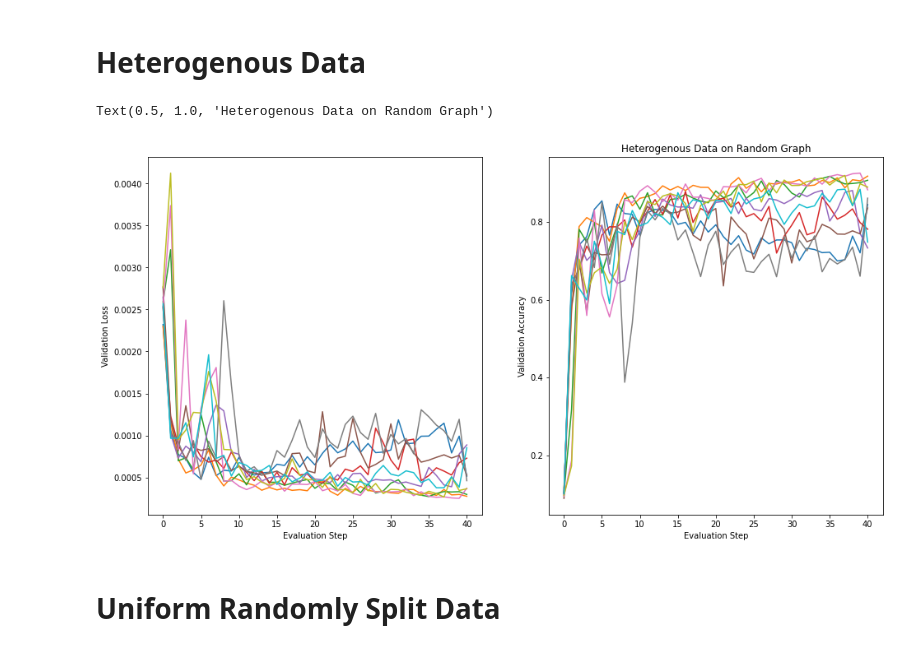
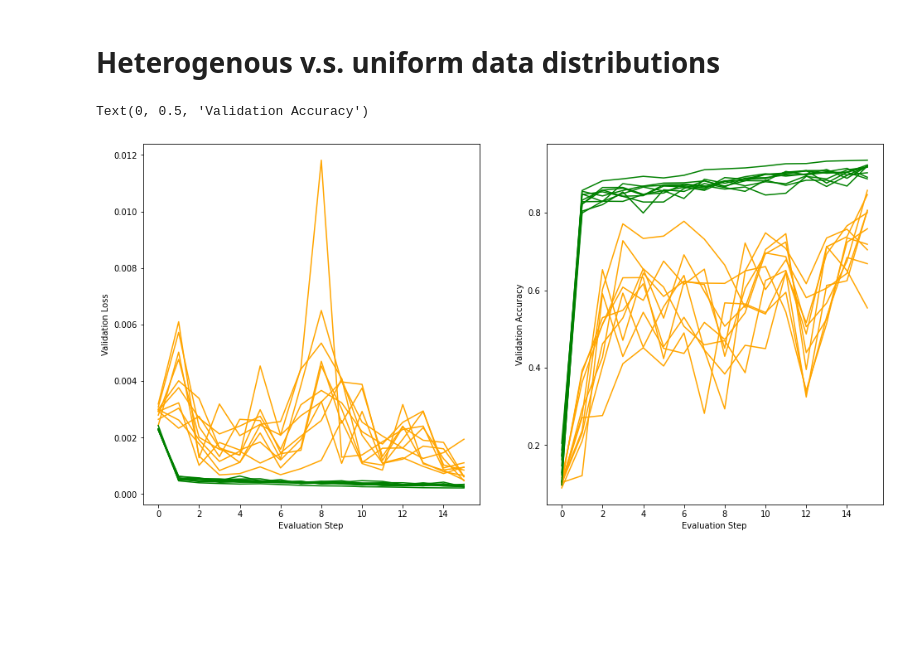
Before and after one commit to javieryu/nn_distributed_training, a Jupyter notebook: ee364b/eval_outputs.ipynb, the cells around one changed output. Cells and saved outputs as stored; diff of their text form; code cells hidden in the pictures; blank space fills up the shorter version.

```diff
--- a/ee364b/eval_outputs.ipynb
+++ b/ee364b/eval_outputs.ipynb
@@ -1,22 +1,28 @@
 # %%
 import torch
 import matplotlib.pyplot as plt
-# %% [markdown]
-# Heterogenous Data
+# %% [markdown]
+# Heterogenous v.s. uniform data distributions
 # %%
-data_dict = torch.load("outputs/1600_e40_5.pt")
-obvs = data_dict["obj_vals"]
-accs = data_dict["accuracy"]
+data_dict = torch.load("outputs/hetero_600_5.pt")
+obvs_h = data_dict["obj_vals"]
+accs_h = data_dict["accuracy"]
+
+data_dict = torch.load("outputs/uniform_600_5.pt")
+obvs_u = data_dict["obj_vals"]
+accs_u = data_dict["accuracy"]
+
 
 fig, (ax0, ax1) = plt.subplots(nrows=1, ncols=2, figsize=(16, 8))
-ax0.plot(obvs)
+ax0.plot(obvs_h, c="orange")
+ax0.plot(obvs_u, c="green")
+
 ax0.set_xlabel("Evaluation Step")
 ax0.set_ylabel("Validation Loss")
-ax1.plot(accs)
+ax1.plot(accs_h, c="orange")
+ax1.plot(accs_u, c="green")
 ax1.set_xlabel("Evaluation Step")
 ax1.set_ylabel("Validation Accuracy")
 # %% [output]
-Text(0.5, 1.0, 'Heterogenous Data on Random Graph')
+Text(0, 0.5, 'Validation Accuracy')
-[figure, old version]
+[figure, new version]
-# %% [markdown]
-# Uniform Randomly Split Data
```
Also changed, not shown: parts of 6 cells of this notebook.
